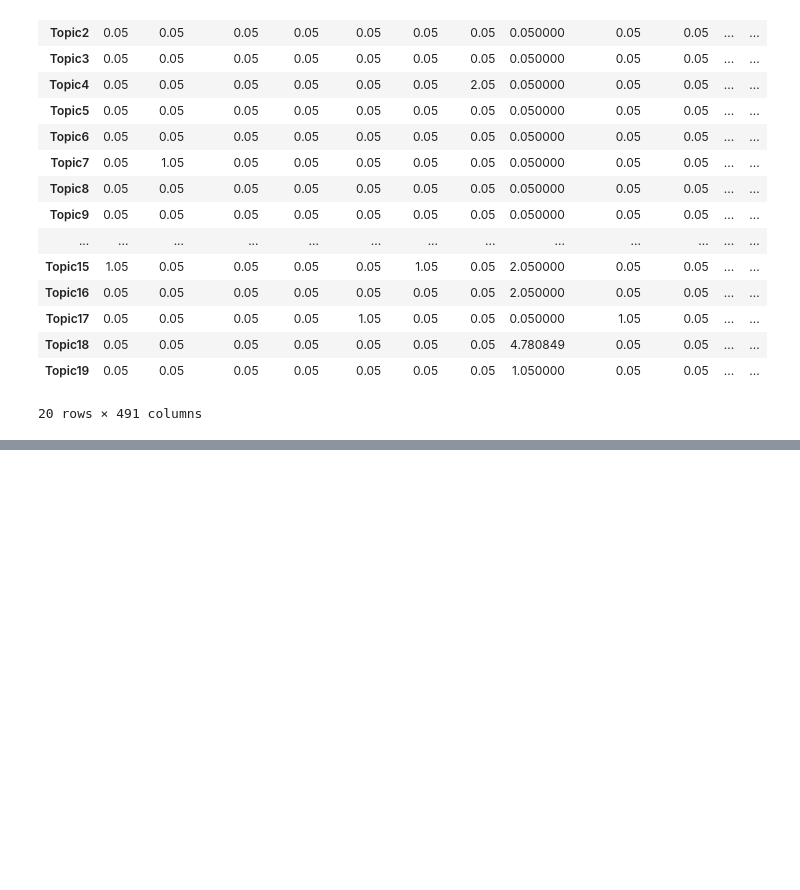
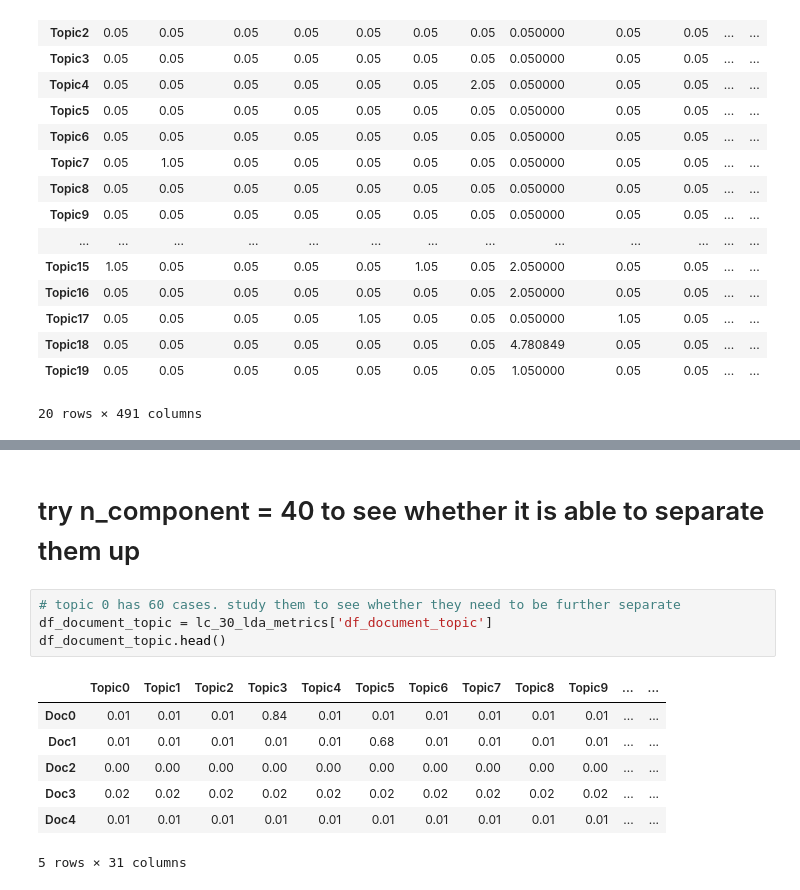
Before and after one commit to sindhri/topic_modeling, a Jupyter notebook: topic_modeling_grid.ipynb, the cells around one changed output, grey strips where cells are left out. Saved outputs shown, nothing was run; the diff lists cells and outputs as text; blank space fills up the shorter version.

```diff
--- a/topic_modeling_grid.ipynb
+++ b/topic_modeling_grid.ipynb
@@ -1632,0 +1815,14 @@ print(prob_scores)
+# %% [markdown]
+# try n_component = 40 to see whether it is able to separate them up
+# %%
+# topic 0 has 60 cases. study them to see whether they need to be further separate
+df_document_topic = lc_30_lda_metrics['df_document_topic']
+df_document_topic.head()
+# %% [output]
+|  | Topic0 | Topic1 | Topic2 | Topic3 | Topic4 | Topic5 | Topic6 | Topic7 | Topic8 | Topic9 | ... | ... |
+| Doc0 | 0.01 | 0.01 | 0.01 | 0.84 | 0.01 | 0.01 | 0.01 | 0.01 | 0.01 | 0.01 | ... | ... |
+| Doc1 | 0.01 | 0.01 | 0.01 | 0.01 | 0.01 | 0.68 | 0.01 | 0.01 | 0.01 | 0.01 | ... | ... |
+| Doc2 | 0.00 | 0.00 | 0.00 | 0.00 | 0.00 | 0.00 | 0.00 | 0.00 | 0.00 | 0.00 | ... | ... |
+| Doc3 | 0.02 | 0.02 | 0.02 | 0.02 | 0.02 | 0.02 | 0.02 | 0.02 | 0.02 | 0.02 | ... | ... |
+| Doc4 | 0.01 | 0.01 | 0.01 | 0.01 | 0.01 | 0.01 | 0.01 | 0.01 | 0.01 | 0.01 | ... | ... |
+5 rows × 31 columns
```
Also changed, not shown: parts of 17 cells of this notebook.
